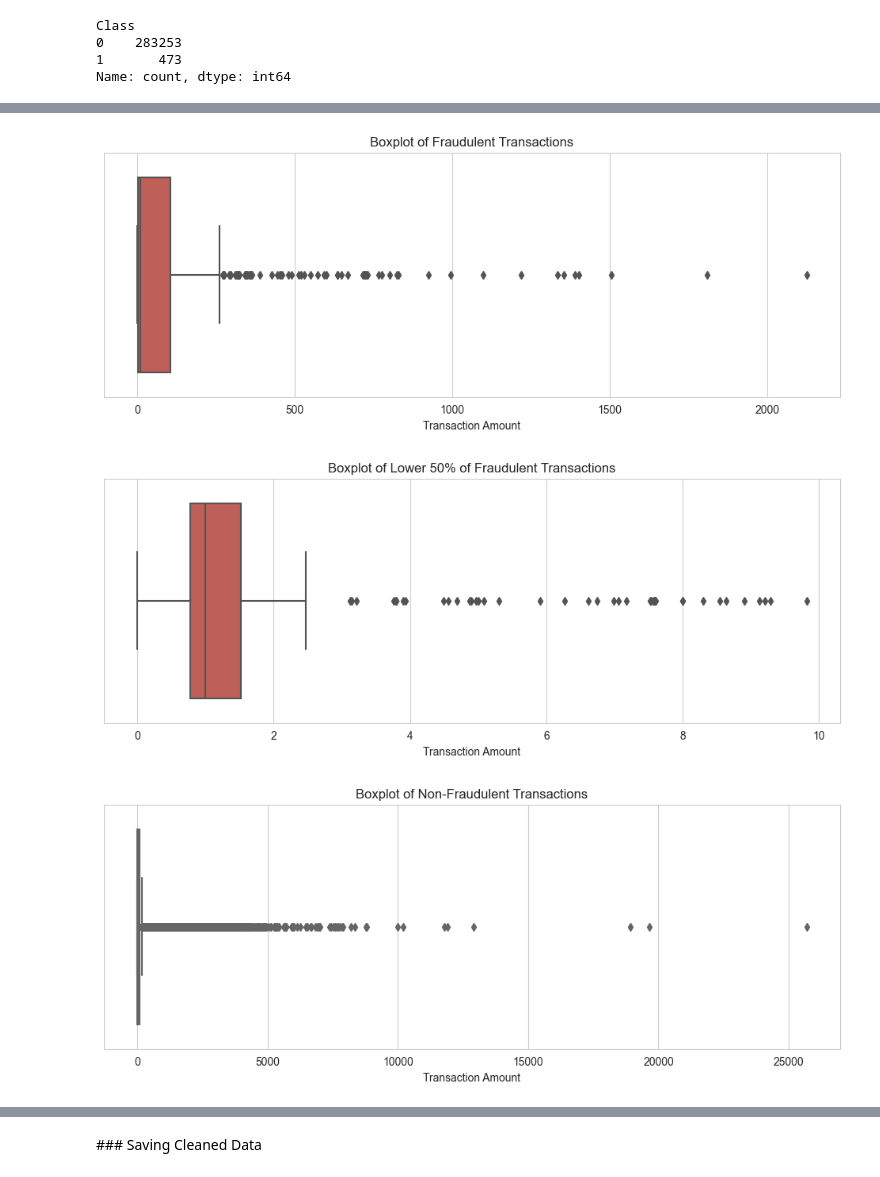
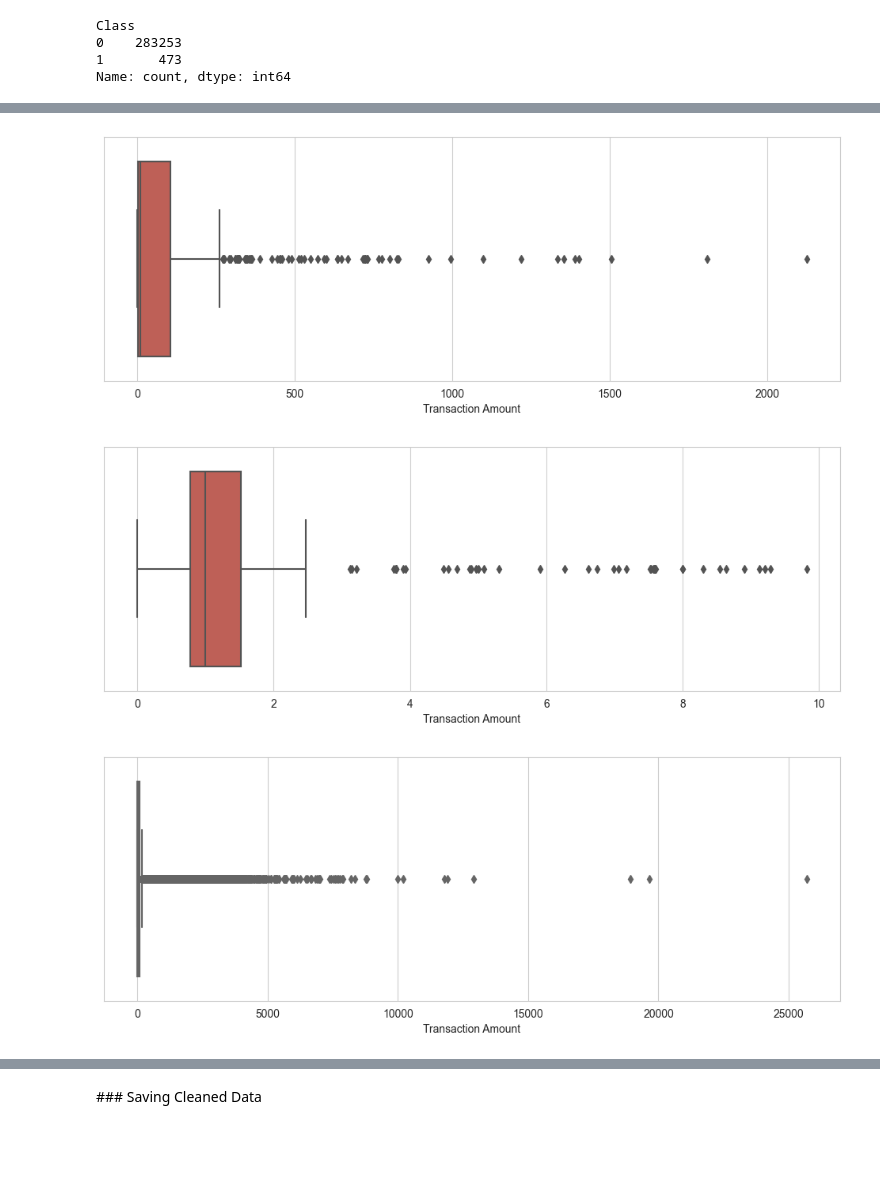
Before and after one commit to AThompson04/credit-card-fraud-detection, a Jupyter notebook: notebooks/eda_and_data_cleaning.ipynb, the cells around one changed output, grey strips where cells are left out. Saved outputs shown, nothing was run; the diff lists cells and outputs as text; code cells hidden in the pictures; blank space fills up the shorter version.

```diff
--- a/notebooks/eda_and_data_cleaning.ipynb
+++ b/notebooks/eda_and_data_cleaning.ipynb
@@ -183,8 +155,7 @@ pp.figure.savefig('pairplot_most_corr_graphs.png', dpi=300, bbox_inches='tight')
 # %%
 plt.figure(figsize=(12,4))
 k = sns.boxplot(data=fraud, x='Amount', palette=[colour2])
-k.set_title('Boxplot of Fraudulent Transactions')
 k.set_xlabel('Transaction Amount');
 # %% [output]
-[figure, old version]
+[figure, new version]
 # %%
@@ -195,8 +166,7 @@ lower_half_fraud = fraud[fraud['Amount'] <= median_fraud]
 # %%
 plt.figure(figsize=(12,4))
 k1 = sns.boxplot(data=lower_half_fraud, x='Amount', palette=[colour2])
-k1.set_title('Boxplot of Lower 50% of Fraudulent Transactions')
 k1.set_xlabel('Transaction Amount');
 # %% [output]
-[figure, old version]
+[figure, new version]
 # %%
@@ -204,8 +174,7 @@ k1.figure.savefig('box_fraud_50', dpi=300, bbox_inches='tight')
 # %%
 plt.figure(figsize=(12,4))
 l = sns.boxplot(data=not_fraud, x='Amount', palette=[colour1])
-l.set_title('Boxplot of Non-Fraudulent Transactions')
 l.set_xlabel('Transaction Amount');
 # %% [output]
-[figure, old version]
+[figure, new version]
 # %%
```
Also changed, not shown: parts of 37 cells of this notebook, 10 other files.
